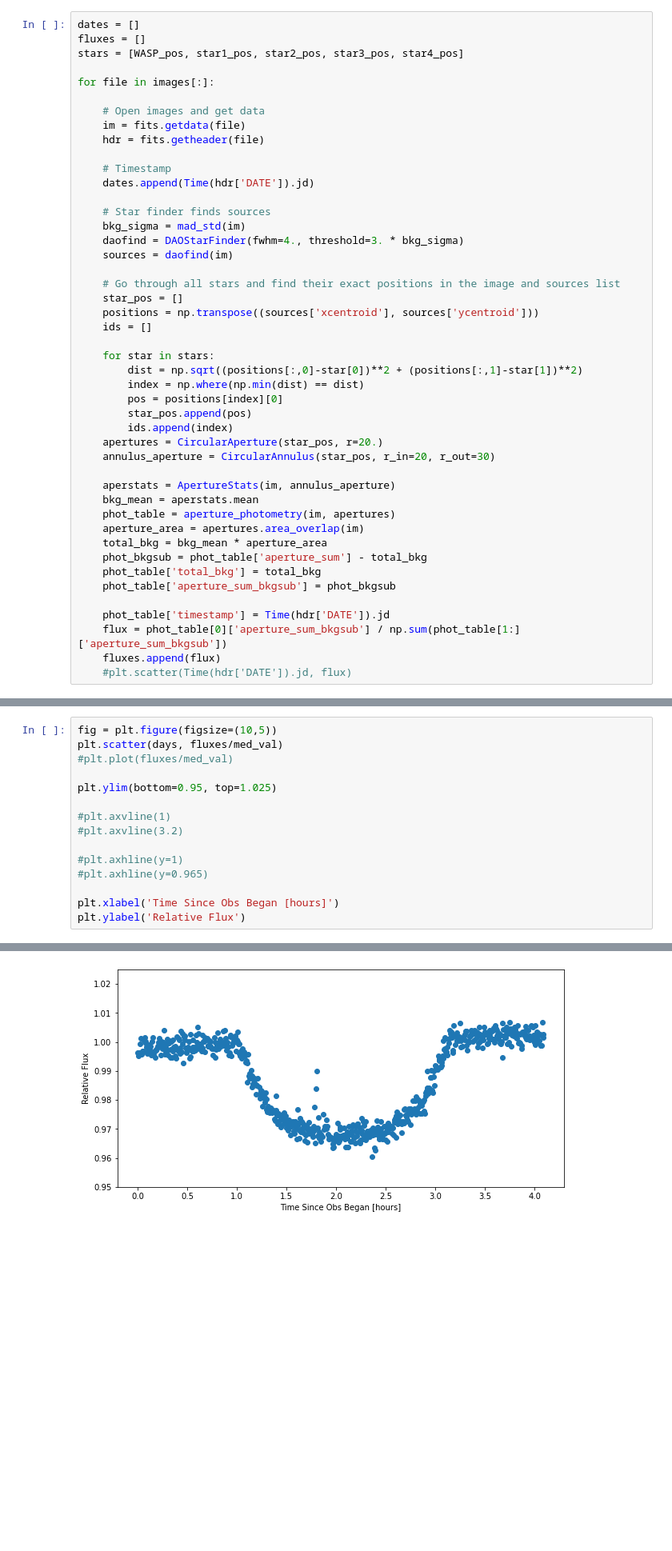
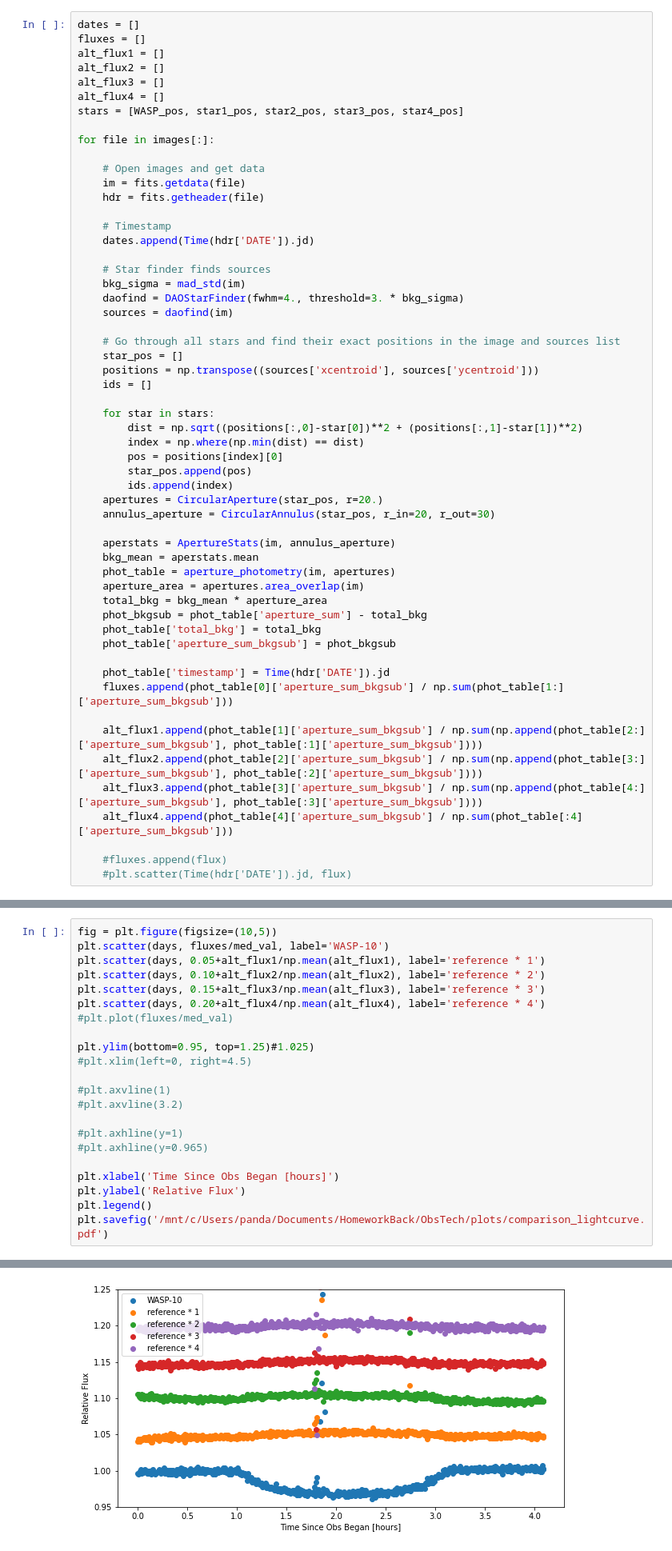
Before and after one commit to SpacialTree/HomeworkBack, a Jupyter notebook: ObsTech/LabTwo/ReportTwo.ipynb, the cells around one changed output, grey strips where cells are left out. Shown at 80% size. Drawn from its saved outputs; the diff is of its cells as text; blank space fills up the shorter version.

Commit message:
ObsTech update for report 2 code

```diff
--- a/ObsTech/LabTwo/ReportTwo.ipynb
+++ b/ObsTech/LabTwo/ReportTwo.ipynb
@@ -303,6 +383,10 @@ images = glob.glob(calibrated+'*')
 # %%
 dates = []
 fluxes = []
+alt_flux1 = []
+alt_flux2 = []
+alt_flux3 = []
+alt_flux4 = []
 stars = [WASP_pos, star1_pos, star2_pos, star3_pos, star4_pos]
 
 for file in images[:]:
@@ -343,6 +427,12 @@ for file in images[:]:
     phot_table['aperture_sum_bkgsub'] = phot_bkgsub
 
     phot_table['timestamp'] = Time(hdr['DATE']).jd
-    flux = phot_table[0]['aperture_sum_bkgsub'] / np.sum(phot_table[1:]['aperture_sum_bkgsub'])
-    fluxes.append(flux)
+    fluxes.append(phot_table[0]['aperture_sum_bkgsub'] / np.sum(phot_table[1:]['aperture_sum_bkgsub']))
+
+    alt_flux1.append(phot_table[1]['aperture_sum_bkgsub'] / np.sum(np.append(phot_table[2:]['aperture_sum_bkgsub'], phot_table[:1]['aperture_sum_bkgsub'])))
+    alt_flux2.append(phot_table[2]['aperture_sum_bkgsub'] / np.sum(np.append(phot_table[3:]['aperture_sum_bkgsub'], phot_table[:2]['aperture_sum_bkgsub'])))
+    alt_flux3.append(phot_table[3]['aperture_sum_bkgsub'] / np.sum(np.append(phot_table[4:]['aperture_sum_bkgsub'], phot_table[:3]['aperture_sum_bkgsub'])))
+    alt_flux4.append(phot_table[4]['aperture_sum_bkgsub'] / np.sum(phot_table[:4]['aperture_sum_bkgsub']))
+
+    #fluxes.append(flux)
     #plt.scatter(Time(hdr['DATE']).jd, flux)
@@ -357,10 +461,15 @@ med_val
 ### Add in light curves for other reference stars
 # %%
 fig = plt.figure(figsize=(10,5))
-plt.scatter(days, fluxes/med_val)
+plt.scatter(days, fluxes/med_val, label='WASP-10')
+plt.scatter(days, 0.05+alt_flux1/np.mean(alt_flux1), label='reference * 1')
+plt.scatter(days, 0.10+alt_flux2/np.mean(alt_flux2), label='reference * 2')
+plt.scatter(days, 0.15+alt_flux3/np.mean(alt_flux3), label='reference * 3')
+plt.scatter(days, 0.20+alt_flux4/np.mean(alt_flux4), label='reference * 4')
 #plt.plot(fluxes/med_val)
 
-plt.ylim(bottom=0.95, top=1.025)
+plt.ylim(bottom=0.95, top=1.25)#1.025)
+#plt.xlim(left=0, right=4.5)
 
 #plt.axvline(1)
 #plt.axvline(3.2)
@@ -370,4 +479,6 @@ plt.ylim(bottom=0.95, top=1.025)
 
 plt.xlabel('Time Since Obs Began [hours]')
 plt.ylabel('Relative Flux')
+plt.legend()
+plt.savefig('/mnt/c/Users/panda/Documents/HomeworkBack/ObsTech/plots/comparison_lightcurve.pdf')
 # %% [output]
@@ -375,4 +485,4 @@ Text(0, 0.5, 'Relative Flux')
-[figure, old version]
+[figure, new version]
 # %% [markdown]
 ### Questions
 
```
Also changed, not shown: parts of 13 cells of this notebook, 3 other files.
